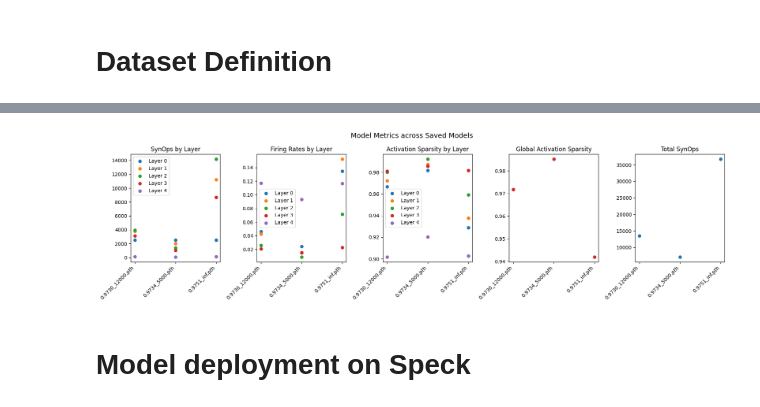
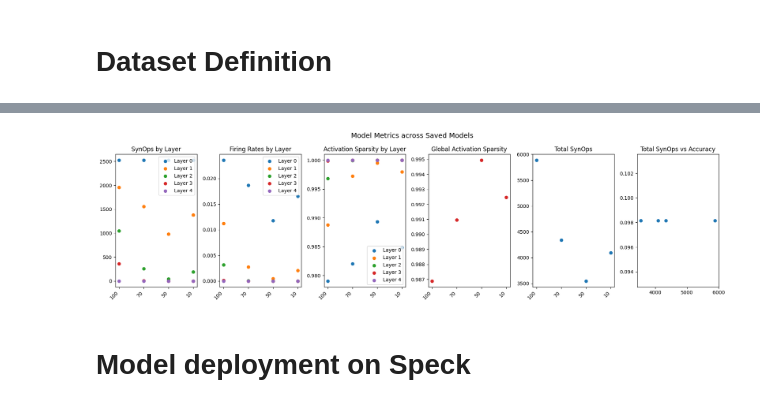
Before and after one commit to neuromorphic-polito/inNuCE_BRANDY-2025, a Jupyter notebook: SNN_sinabs_training.ipynb, the cells around one changed output, grey strips where cells are left out. Cells and saved outputs as stored; diff of their text form; code cells hidden in the pictures.

Commit message:
Add documentation and refactor results collection

```diff
--- a/SNN_sinabs_training.ipynb
+++ b/SNN_sinabs_training.ipynb
@@ -369,0 +482,10 @@ for path in os.listdir("./saved_models_2/"):
+# %%
+import os
+
+for path in os.listdir("./saved_models/"):
+    if not path.endswith(".pth"):
+        continue
+    if '100' in path:
+        continue
+
+    all_results[path.removesuffix(".pth")].update(run_and_get_statistics(f"./saved_models/{path}"))
@@ -369,0 +496,10 @@ for path in os.listdir("./saved_models_2/"):
+# %%
+import numpy as np
+import pandas as pd
+import matplotlib.pyplot as plt
+
+# Convert to DataFrame
+df = pd.DataFrame(all_results)
+df = df.T.reset_index().rename(columns={'index': 'model'})
+
+display(df)
@@ -370,63 +512,56 @@ for path in os.listdir("./saved_models_2/"):
 # %%
-import numpy as np
-import pandas as pd
-import matplotlib.pyplot as plt
-
-# Convert to DataFrame
-df = pd.DataFrame(results_list, columns=[
-    "model", "total_synops", "synops", "fire_rate", "act_sparsity", "act_sparsity_by_layer"
-])
-
-# Sort by model name (optional)
-df.sort_values("model", inplace=True)
 
 # Plot
-fig, axs = plt.subplots(1, 5, figsize=(18, 5))
+fig, axs = plt.subplots(1, 6, figsize=(18, 5))
 fig.suptitle("Model Metrics across Saved Models", fontsize=14)
 
 x_positions = np.arange(len(df["model"]))  # numeric positions for scatter
 x_labels = df["model"]
+
+# Scatter SynOps by Layer
+for i, layer in enumerate(np.stack(df['synops_per_layer'].to_numpy()).T):
+    axs[0].scatter(x_positions, layer, label=f"Layer {i}")
+axs[0].set_title("SynOps by Layer")
+axs[0].set_xticks(x_positions)
+axs[0].set_xticklabels(x_labels, rotation=45, ha='right')
+axs[0].legend()
+
+# Scatter Firing Rate by Layer
+for i, layer in enumerate(np.stack(df['fire_rate_per_layer'].to_numpy()).T):
+    axs[1].scatter(x_positions, layer, label=f"Layer {i}")
+axs[1].set_title("Firing Rates by Layer")
+axs[1].set_xticks(x_positions)
+axs[1].set_xticklabels(x_labels, rotation=45, ha='right')
+axs[1].legend()
+
+# Scatter Activation Sparsity by Layer
+for i, layer in enumerate(np.stack(df['act_sparsity_per_layer'].to_numpy()).T):
+    axs[2].scatter(x_positions, layer, label=f"Layer {i}")
+axs[2].set_title("Activation Sparsity by Layer")
+axs[2].set_xticks(x_positions)
+axs[2].set_xticklabels(x_labels, rotation=45, ha='right')
+axs[2].legend()
+
+# Scatter Global Activation Sparsity
+axs[3].scatter(x_positions, df['total_act_sparsity'], color='tab:red')
+axs[3].set_title("Global Activation Sparsity")
+axs[3].set_xticks(x_positions)
+axs[3].set_xticklabels(x_labels, rotation=45, ha='right')
 
 # Scatter total SynOps
 axs[4].scatter(x_positions, df['total_synops'], color='tab:blue')
 axs[4].set_title("Total SynOps")
 axs[4].set_xticks(x_positions)
 axs[4].set_xticklabels(x_labels, rotation=45, ha='right')
 
-# Scatter SynOps by Layer
-for i, layer in enumerate(np.stack(df['synops'].to_numpy()).T):
-    axs[0].scatter(x_positions, layer, label=f"Layer {i}")
-axs[0].set_title("SynOps by Layer")
-axs[0].set_xticks(x_positions)
-axs[0].set_xticklabels(x_labels, rotation=45, ha='right')
-axs[0].legend()
-
-# Scatter Firing Rate by Layer
-for i, layer in enumerate(np.stack(df['fire_rate'].to_numpy()).T):
-    axs[1].scatter(x_positions, layer, label=f"Layer {i}")
-axs[1].set_title("Firing Rates by Layer")
-axs[1].set_xticks(x_positions)
-axs[1].set_xticklabels(x_labels, rotation=45, ha='right')
-axs[1].legend()
-
-# Scatter Activation Sparsity by Layer
-for i, layer in enumerate(np.stack(df['act_sparsity_by_layer'].to_numpy()).T):
-    axs[2].scatter(x_positions, layer, label=f"Layer {i}")
-axs[2].set_title("Activation Sparsity by Layer")
-axs[2].set_xticks(x_positions)
-axs[2].set_xticklabels(x_labels, rotation=45, ha='right')
-axs[2].legend()
-
-# Scatter Global Activation Sparsity
-axs[3].scatter(x_positions, df['act_sparsity'], color='tab:red')
-axs[3].set_title("Global Activation Sparsity")
-axs[3].set_xticks(x_positions)
-axs[3].set_xticklabels(x_labels, rotation=45, ha='right')
+# Scatter total SynOps
+axs[5].scatter(df['total_synops'], df['accuracy'], color='tab:blue')
+axs[5].set_title("Total SynOps vs Accuracy")
 
 plt.tight_layout()
 plt.show()
 # %% [output]
-[figure, old version]
+[figure, new version]
 # %% [markdown]
 # Model deployment on Speck
 # %%
```
Also changed, not shown: parts of 37 cells of this notebook, 22 other files.
